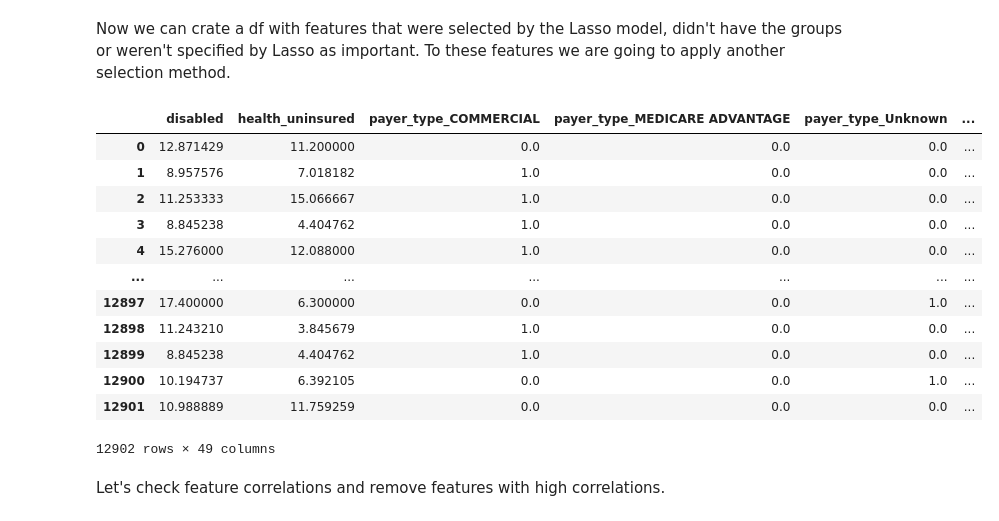
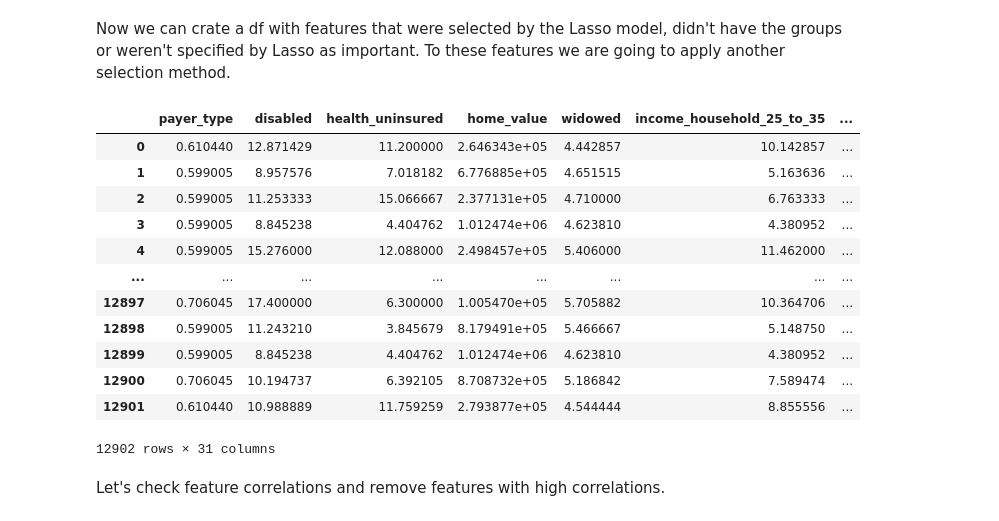
Before and after one commit to 3quetra/portfolio, a Jupyter notebook: wids_datathon_2024/feature_selection.ipynb, the cells around one changed output. Saved outputs shown, nothing was run; the diff lists cells and outputs as text; code cells hidden in the pictures.

```diff
--- a/wids_datathon_2024/feature_selection.ipynb
+++ b/wids_datathon_2024/feature_selection.ipynb
@@ -18,6 +18,6 @@ one_hot_test = pd.read_csv('one_hot_test.csv')
 # %%
-patient_id = one_hot_test['patient_id']
+patient_id = test['patient_id']
 
-one_hot_train.drop(columns=['patient_id'], axis=1, inplace=True)
-one_hot_test.drop(columns=['patient_id'], axis=1, inplace=True)
+train.drop(columns=['patient_id'], axis=1, inplace=True)
+test.drop(columns=['patient_id'], axis=1, inplace=True)
 # %%
@@ -38,6 +38,6 @@ Length: 229, dtype: int64
 # %%
-target = one_hot_train['DiagPeriodL90D']
-one_hot_train.drop(columns=target.name, axis=1, inplace=True)
+target = train['DiagPeriodL90D']
+train.drop(columns=target.name, axis=1, inplace=True)
 # %% [markdown]
 ## Apply Lasso Regression for Feature Selection
 # %%
@@ -54,7 +54,8 @@ column_groups = {
     'home_status': ['home', 'housing'],
     'health_status': ['payer', 'veteran', 'disabled', 'insured'],
     'gender_status': ['male', 'gender'],
-    'diagnosis_status': ['diagnosis'],
+    'diagnosis_status': ['breast_cancer'],
+    'metastatic_diagnosis_status': ['metastatic_cancer'],
     'air_quality': ['Ozone', 'PM25', 'N02']
 }
 
@@ -64,9 +65,9 @@ sliced_dfs = {}
 # Iterate over column_groups dictionary
 for group, columns in column_groups.items():
     # Filter columns based on column name patterns
-    relevant_columns = [column for column in one_hot_train.columns if any(col in column for col in columns)]
+    relevant_columns = [column for column in train.columns if any(col in column for col in columns)]
     # Slice dataframe based on relevant columns
-    sliced_dfs[group] = one_hot_train[relevant_columns]
+    sliced_dfs[group] = train[relevant_columns]
 
 # Access sliced dataframes using keys from column_groups dictionary
 locations = sliced_dfs['locations']
@@ -80,6 +81,7 @@ empl_status = sliced_dfs['empl_status']
 home_status = sliced_dfs['home_status']
 health_status = sliced_dfs['health_status']
 diagnosis_status = sliced_dfs['diagnosis_status']
+metastatic_diagnosis_status = sliced_dfs['metastatic_diagnosis_status']
 air_quality = sliced_dfs['air_quality']
 # %%
 from lasso import apply_lasso
@@ -168,0 +156,2 @@ Important Features: Index(['breast_cancer_diagnosis_code_1741',
+# %%
+important_met_diagnosis_info = apply_lasso(metastatic_diagnosis_status, target)
@@ -179,34 +172,35 @@ miscellaneous  = ['patient_zip3', 'population', 'density', 'poverty', 'commute_t
 # %% [markdown]
 Now we can crate a df with features that were selected by the Lasso model, didn't have the groups or weren't specified by Lasso as important. To these features we are going to apply another selection method.
 # %%
-important_feats_train = one_hot_train[
+important_feats_train = train[
     important_health_info +
     important_home_info +
     important_social_info +
     important_income_info +
     important_education_info +
     important_race_info +
     important_locs +
     important_ages +
     important_rent_info +
     important_diagnosis_info +
+    important_met_diagnosis_info +
     miscellaneous +
     list(empl_status.columns) +
     list(air_quality.columns)
     ]
 important_feats_train
 # %% [output]
-|  | disabled | health_uninsured | payer_type_COMMERCIAL | payer_type_MEDICARE ADVANTAGE | payer_type_Unknown | ... |
-| 0 | 12.871429 | 11.200000 | 0.0 | 0.0 | 0.0 | ... |
-| 1 | 8.957576 | 7.018182 | 1.0 | 0.0 | 0.0 | ... |
-| 2 | 11.253333 | 15.066667 | 1.0 | 0.0 | 0.0 | ... |
-| 3 | 8.845238 | 4.404762 | 1.0 | 0.0 | 0.0 | ... |
-| 4 | 15.276000 | 12.088000 | 1.0 | 0.0 | 0.0 | ... |
-| ... | ... | ... | ... | ... | ... | ... |
-| 12897 | 17.400000 | 6.300000 | 0.0 | 0.0 | 1.0 | ... |
-| 12898 | 11.243210 | 3.845679 | 1.0 | 0.0 | 0.0 | ... |
-| 12899 | 8.845238 | 4.404762 | 1.0 | 0.0 | 0.0 | ... |
-| 12900 | 10.194737 | 6.392105 | 0.0 | 0.0 | 1.0 | ... |
-| 12901 | 10.988889 | 11.759259 | 0.0 | 0.0 | 0.0 | ... |
+|  | payer_type | disabled | health_uninsured | home_value | widowed | income_household_25_to_35 | ... |
+| 0 | 0.610440 | 12.871429 | 11.200000 | 2.646343e+05 | 4.442857 | 10.142857 | ... |
+| 1 | 0.599005 | 8.957576 | 7.018182 | 6.776885e+05 | 4.651515 | 5.163636 | ... |
+| 2 | 0.599005 | 11.253333 | 15.066667 | 2.377131e+05 | 4.710000 | 6.763333 | ... |
+| 3 | 0.599005 | 8.845238 | 4.404762 | 1.012474e+06 | 4.623810 | 4.380952 | ... |
+| 4 | 0.599005 | 15.276000 | 12.088000 | 2.498457e+05 | 5.406000 | 11.462000 | ... |
+| ... | ... | ... | ... | ... | ... | ... | ... |
+| 12897 | 0.706045 | 17.400000 | 6.300000 | 1.005470e+05 | 5.705882 | 10.364706 | ... |
+| 12898 | 0.599005 | 11.243210 | 3.845679 | 8.179491e+05 | 5.466667 | 5.148750 | ... |
+| 12899 | 0.599005 | 8.845238 | 4.404762 | 1.012474e+06 | 4.623810 | 4.380952 | ... |
+| 12900 | 0.706045 | 10.194737 | 6.392105 | 8.708732e+05 | 5.186842 | 7.589474 | ... |
+| 12901 | 0.610440 | 10.988889 | 11.759259 | 2.793877e+05 | 4.544444 | 8.855556 | ... |
-12902 rows × 49 columns
+12902 rows × 31 columns
 # %%
```
Also changed, not shown: parts of 18 cells of this notebook, 3 other files.
